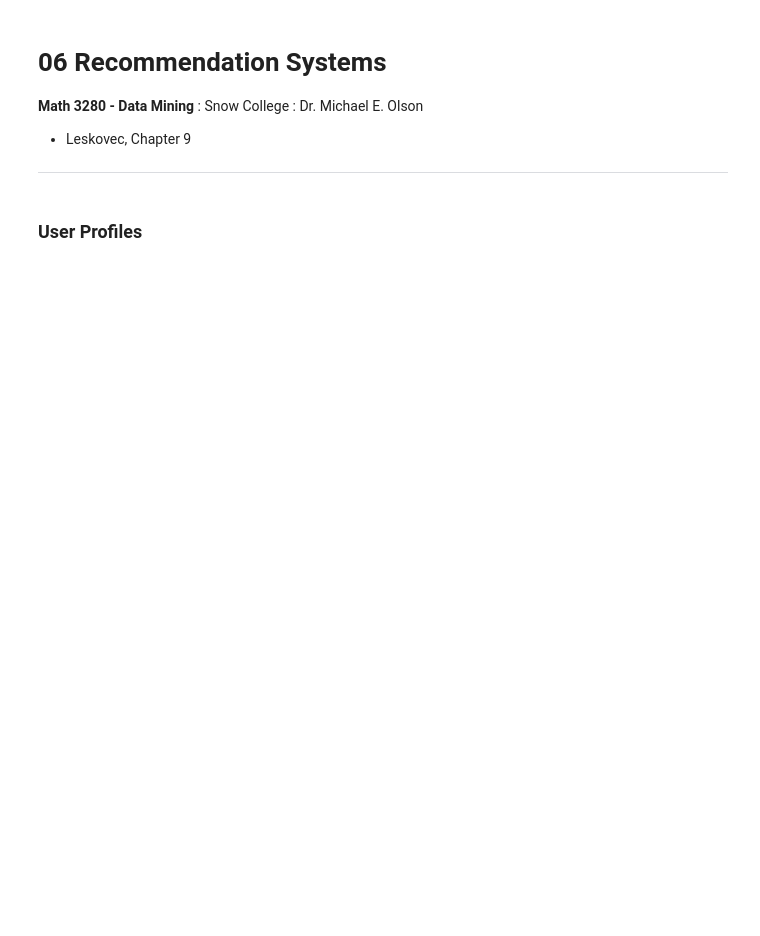
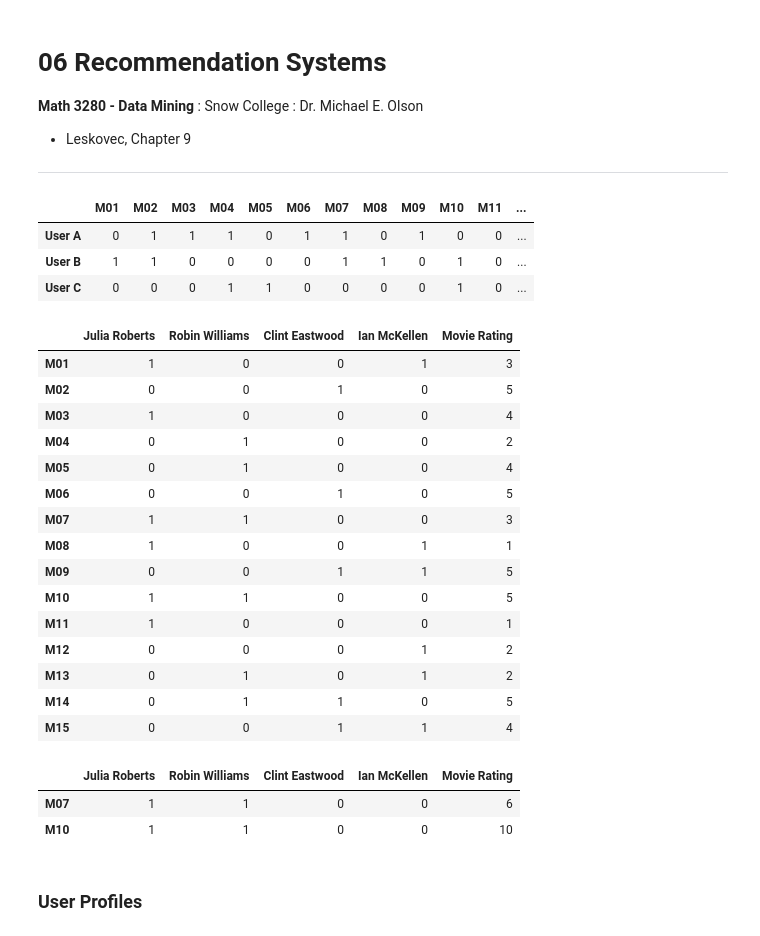
Before and after one commit to drolsonmi/math3280, a Jupyter notebook: Notes/3280_06_Recommendations.ipynb, the cells around one changed output. Saved outputs shown, nothing was run; the diff lists cells and outputs as text; code cells hidden in the pictures; blank space fills up the shorter version.

```diff
--- a/Notes/3280_06_Recommendations.ipynb
+++ b/Notes/3280_06_Recommendations.ipynb
@@ -7,3 +7,66 @@ __Math 3280 - Data Mining__ : Snow College : Dr. Michael E. Olson
 # %%
 import numpy as np
 import pandas as pd
+# %%
+## Utility Matrix
+
+movies = ['M01','M02','M03','M04','M05','M06','M07','M08','M09','M10','M11','M12','M13','M14','M15']
+
+ratings = {
+    'User A' : [0,1,1,1,0,1,1,0,1,0,0,1,1,1,1],
+    'User B' : [1,1,0,0,0,0,1,1,0,1,0,1,0,0,1],
+    'User C' : [0,0,0,1,1,0,0,0,0,1,0,0,0,0,1]
+}
+
+user_ratings = pd.DataFrame(ratings).transpose()
+user_ratings.columns = movies
+
+user_ratings
+# %% [output]
+|  | M01 | M02 | M03 | M04 | M05 | M06 | M07 | M08 | M09 | M10 | M11 | ... |
+| User A | 0 | 1 | 1 | 1 | 0 | 1 | 1 | 0 | 1 | 0 | 0 | ... |
+| User B | 1 | 1 | 0 | 0 | 0 | 0 | 1 | 1 | 0 | 1 | 0 | ... |
+| User C | 0 | 0 | 0 | 1 | 1 | 0 | 0 | 0 | 0 | 1 | 0 | ... |
+# %%
+## Item Profile : Movie Database
+actors_list = ['Julia Roberts','Robin Williams','Clint Eastwood','Ian McKellen','Movie Rating']
+
+actors = {
+    'M01' : [1,0,0,1,3],
+    'M02' : [0,0,1,0,5],
+    'M03' : [1,0,0,0,4],
+    'M04' : [0,1,0,0,2],
+    'M05' : [0,1,0,0,4],
+    'M06' : [0,0,1,0,5],
+    'M07' : [1,1,0,0,3],
+    'M08' : [1,0,0,1,1],
+    'M09' : [0,0,1,1,5],
+    'M10' : [1,1,0,0,5],
+    'M11' : [1,0,0,0,1],
+    'M12' : [0,0,0,1,2],
+    'M13' : [0,1,0,1,2],
+    'M14' : [0,1,1,0,5],
+    'M15' : [0,0,1,1,4]
+}
+
+movie_casts = pd.DataFrame(actors).transpose()
+movie_casts.columns = actors_list
+
+movie_casts
+# %% [output]
+|  | Julia Roberts | Robin Williams | Clint Eastwood | Ian McKellen | Movie Rating |
+| M01 | 1 | 0 | 0 | 1 | 3 |
+| M02 | 0 | 0 | 1 | 0 | 5 |
+| M03 | 1 | 0 | 0 | 0 | 4 |
+| M04 | 0 | 1 | 0 | 0 | 2 |
+| M05 | 0 | 1 | 0 | 0 | 4 |
+| M06 | 0 | 0 | 1 | 0 | 5 |
+| M07 | 1 | 1 | 0 | 0 | 3 |
+| M08 | 1 | 0 | 0 | 1 | 1 |
+| M09 | 0 | 0 | 1 | 1 | 5 |
+| M10 | 1 | 1 | 0 | 0 | 5 |
+| M11 | 1 | 0 | 0 | 0 | 1 |
+| M12 | 0 | 0 | 0 | 1 | 2 |
+| M13 | 0 | 1 | 0 | 1 | 2 |
+| M14 | 0 | 1 | 1 | 0 | 5 |
+| M15 | 0 | 0 | 1 | 1 | 4 |
@@ -10,2 +78,15 @@ import pandas as pd
+# %%
+## Example 9.2
+alpha = 2
+item_1 = 'M07'
+item_2 = 'M10'
+
+movie_comparison = movie_casts[[item_1, item_2]]
+movie_comparison['Movie Rating'] = movie_comparison['Movie Rating']*alpha
+movie_comparison
+# %% [output]
+|  | Julia Roberts | Robin Williams | Clint Eastwood | Ian McKellen | Movie Rating |
+| M07 | 1 | 1 | 0 | 0 | 6 |
+| M10 | 1 | 1 | 0 | 0 | 10 |
 # %% [markdown]
 ### User Profiles
```
Also changed, not shown: parts of 16 cells of this notebook.
